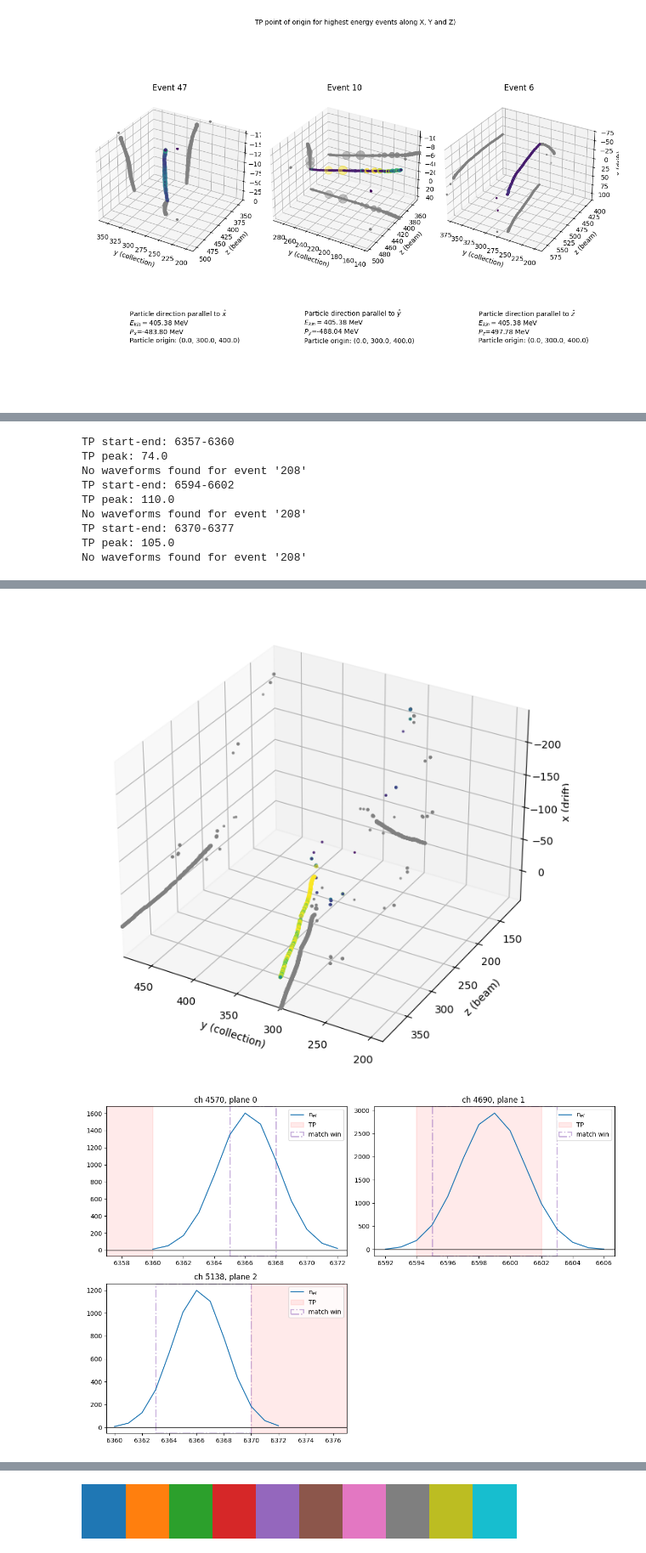
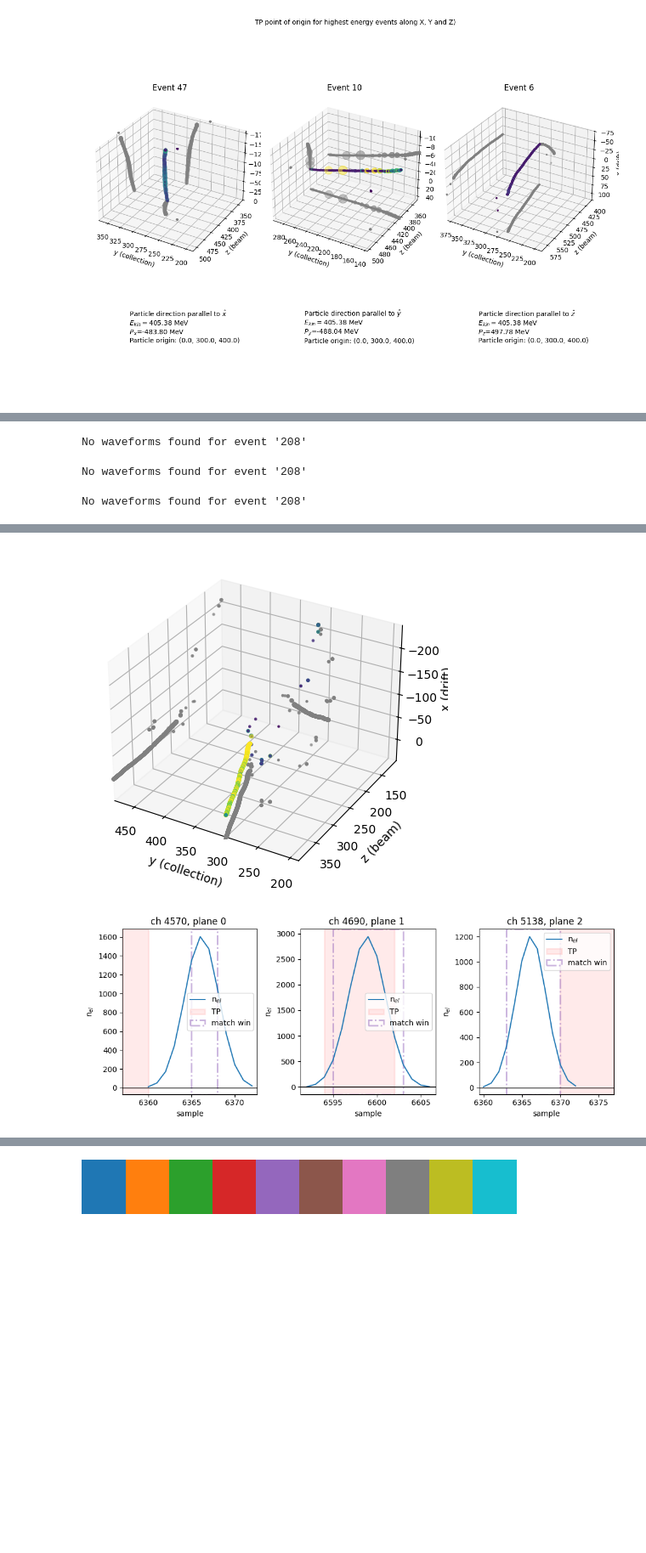
Before and after one commit to alessandrothea/tpvalidator, a Jupyter notebook: notebooks/BacktrackerDebugging.ipynb, the cells around one changed output, grey strips where cells are left out. Shown at 85% size. Cells and saved outputs as stored; diff of their text form; code cells hidden in the pictures; blank space fills up the shorter version.

```diff
--- a/notebooks/BacktrackerDebugging.ipynb
+++ b/notebooks/BacktrackerDebugging.ipynb
@@ -477,35 +91,28 @@ mu_vd.angles[mu_vd.angles.event.isin(list(mu_vd.mc[(mu_vd.mc.detQ_U / mu_vd.mc.t
 # %%
 from tpvalidator.backtracker import BackTrackerPlotter
 
 ev_num = 208
 
-fig, ax = plt.subplots(subplot_kw={'projection': '3d'}, figsize=(8,8))
+fig, ax = plt.subplots(subplot_kw={'projection': '3d'}, figsize=(5,5))
 basic.draw_tps_point_of_origin(ax, mu_vd, ev_num, is_signal=True)
 
 tp_idx = [4,0,4]
 
 
-ev_num = 208
 btp = BackTrackerPlotter(mu_vd, ev_num)
 # fig = btp.plot_tps_vs_ides([100,100])
-fig = btp.plot_tps_vs_ides_one_per_plane([4,0,4], figsize=(12,8))
+fig = btp.plot_tps_vs_ides_one_per_plane(tp_idx, figsize=(10,4))
 
 fig.tight_layout()
 # %% [output]
 Warning: no waveform data found in ../data/vd/ide/tpgtree_st_mu_minus_vd_tpg_9.root for event 208
-TP start-end: 6357-6360
-TP peak: 74.0
 No waveforms found for event '208'
-TP start-end: 6594-6602
-TP peak: 110.0
-No waveforms found for event '208'
-TP start-end: 6370-6377
-TP peak: 105.0
-No waveforms found for event '208'
+No waveforms found for event '208'
+No waveforms found for event '208'
 |  | event | n_TPs | TP_channel | TP_startT | TP_peakT | TP_peakADC | TP_SADC | TP_TOT | TP_plane | ... |
 | [entry, subentry] |  |  |  |  |  |  |  |  |  | ... |
 | 0 | 208.0 | 615.0 | 4570.0 | 6357.0 | 6358.0 | 74.0 | 206.0 | 3.0 | 0.0 | ... |
 | 1 | 208.0 | 615.0 | 4690.0 | 6594.0 | 6598.0 | 110.0 | 774.0 | 8.0 | 1.0 | ... |
 | 2 | 208.0 | 615.0 | 5138.0 | 6370.0 | 6373.0 | 105.0 | 599.0 | 7.0 | 2.0 | ... |
-[figure, old version]
+[figure, new version]
-[figure, old version]
+[figure, new version]
```
Also changed, not shown: parts of 15 cells of this notebook, 1 other file.
